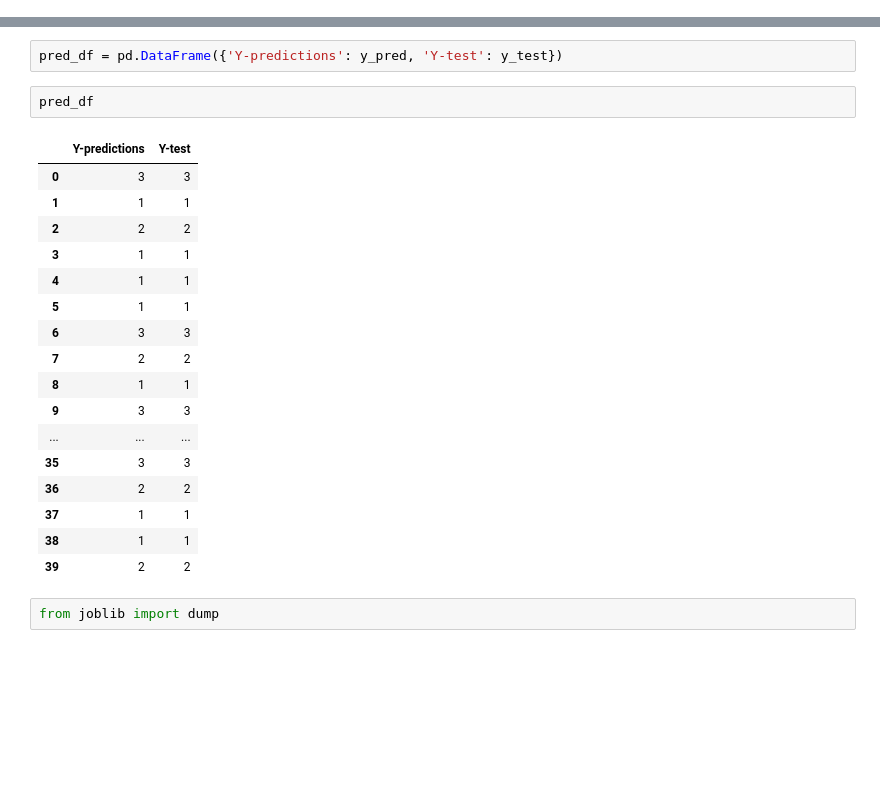
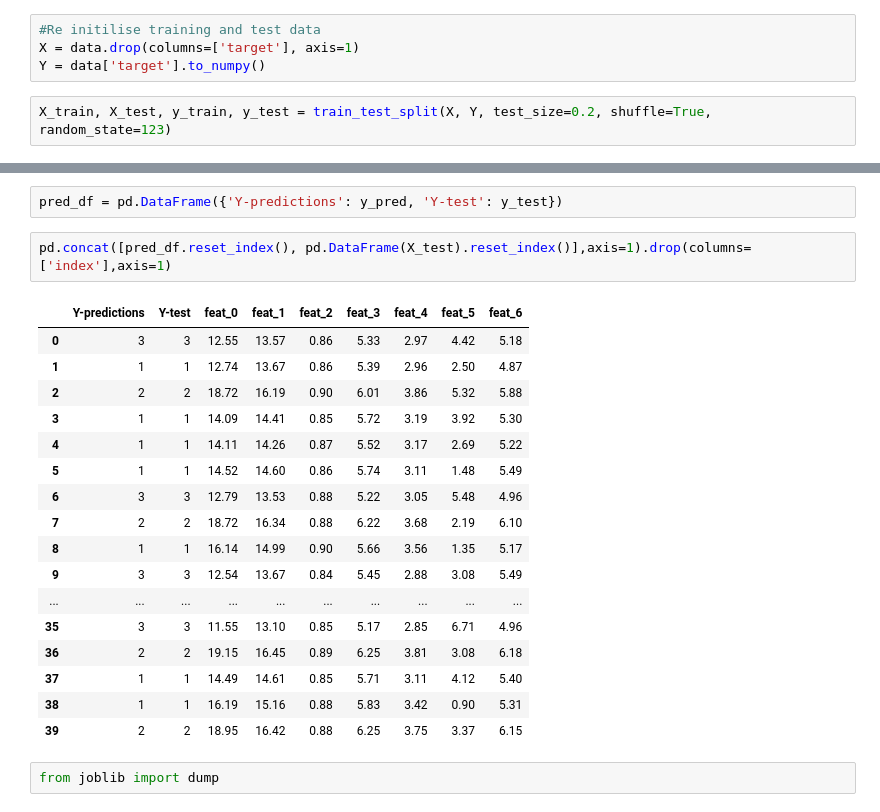
Before and after one commit to sharabhshukla/seeds_classifier, a Jupyter notebook: notebooks/01 - Modelling.ipynb, the cells around one changed output, grey strips where cells are left out. Cells and saved outputs as stored; diff of their text form; blank space fills up the shorter version.

Commit message:
Updated the model for use un transformed data

```diff
--- a/notebooks/01 - Modelling.ipynb
+++ b/notebooks/01 - Modelling.ipynb
@@ -64,6 +64,12 @@ clf_pipe = Pipeline([
     ('power_transformer', PowerTransformer()),
     ('stacked_classifier', stacked_classifier)
 ])
+# %%
+#Re initilise training and test data
+X = data.drop(columns=['target'], axis=1)
+Y = data['target'].to_numpy()
+# %%
+X_train, X_test, y_train, y_test = train_test_split(X, Y, test_size=0.2, shuffle=True, random_state=123)
 # %%
 clf_pipe.fit(X_train, y_train)
 # %% [output]
@@ -81,26 +87,26 @@ clf_pipe.score(X_test, y_test)
 y_pred = clf_pipe.predict(X_test)
 # %%
 pred_df = pd.DataFrame({'Y-predictions': y_pred, 'Y-test': y_test})
-# %%
-pred_df
-# %% [output]
-|  | Y-predictions | Y-test |
-| 0 | 3 | 3 |
-| 1 | 1 | 1 |
-| 2 | 2 | 2 |
-| 3 | 1 | 1 |
-| 4 | 1 | 1 |
-| 5 | 1 | 1 |
-| 6 | 3 | 3 |
-| 7 | 2 | 2 |
-| 8 | 1 | 1 |
-| 9 | 3 | 3 |
-| ... | ... | ... |
-| 35 | 3 | 3 |
-| 36 | 2 | 2 |
-| 37 | 1 | 1 |
-| 38 | 1 | 1 |
-| 39 | 2 | 2 |
+# %%
+pd.concat([pred_df.reset_index(), pd.DataFrame(X_test).reset_index()],axis=1).drop(columns=['index'],axis=1)
+# %% [output]
+|  | Y-predictions | Y-test | feat_0 | feat_1 | feat_2 | feat_3 | feat_4 | feat_5 | feat_6 |
+| 0 | 3 | 3 | 12.55 | 13.57 | 0.86 | 5.33 | 2.97 | 4.42 | 5.18 |
+| 1 | 1 | 1 | 12.74 | 13.67 | 0.86 | 5.39 | 2.96 | 2.50 | 4.87 |
+| 2 | 2 | 2 | 18.72 | 16.19 | 0.90 | 6.01 | 3.86 | 5.32 | 5.88 |
+| 3 | 1 | 1 | 14.09 | 14.41 | 0.85 | 5.72 | 3.19 | 3.92 | 5.30 |
+| 4 | 1 | 1 | 14.11 | 14.26 | 0.87 | 5.52 | 3.17 | 2.69 | 5.22 |
+| 5 | 1 | 1 | 14.52 | 14.60 | 0.86 | 5.74 | 3.11 | 1.48 | 5.49 |
+| 6 | 3 | 3 | 12.79 | 13.53 | 0.88 | 5.22 | 3.05 | 5.48 | 4.96 |
+| 7 | 2 | 2 | 18.72 | 16.34 | 0.88 | 6.22 | 3.68 | 2.19 | 6.10 |
+| 8 | 1 | 1 | 16.14 | 14.99 | 0.90 | 5.66 | 3.56 | 1.35 | 5.17 |
+| 9 | 3 | 3 | 12.54 | 13.67 | 0.84 | 5.45 | 2.88 | 3.08 | 5.49 |
+| ... | ... | ... | ... | ... | ... | ... | ... | ... | ... |
+| 35 | 3 | 3 | 11.55 | 13.10 | 0.85 | 5.17 | 2.85 | 6.71 | 4.96 |
+| 36 | 2 | 2 | 19.15 | 16.45 | 0.89 | 6.25 | 3.81 | 3.08 | 6.18 |
+| 37 | 1 | 1 | 14.49 | 14.61 | 0.85 | 5.71 | 3.11 | 4.12 | 5.40 |
+| 38 | 1 | 1 | 16.19 | 15.16 | 0.88 | 5.83 | 3.42 | 0.90 | 5.31 |
+| 39 | 2 | 2 | 18.95 | 16.42 | 0.88 | 6.25 | 3.75 | 3.37 | 6.15 |
 # %%
 from joblib import dump
 # %%
```
Also changed, not shown: parts of 4 cells of this notebook, 1 other file.
